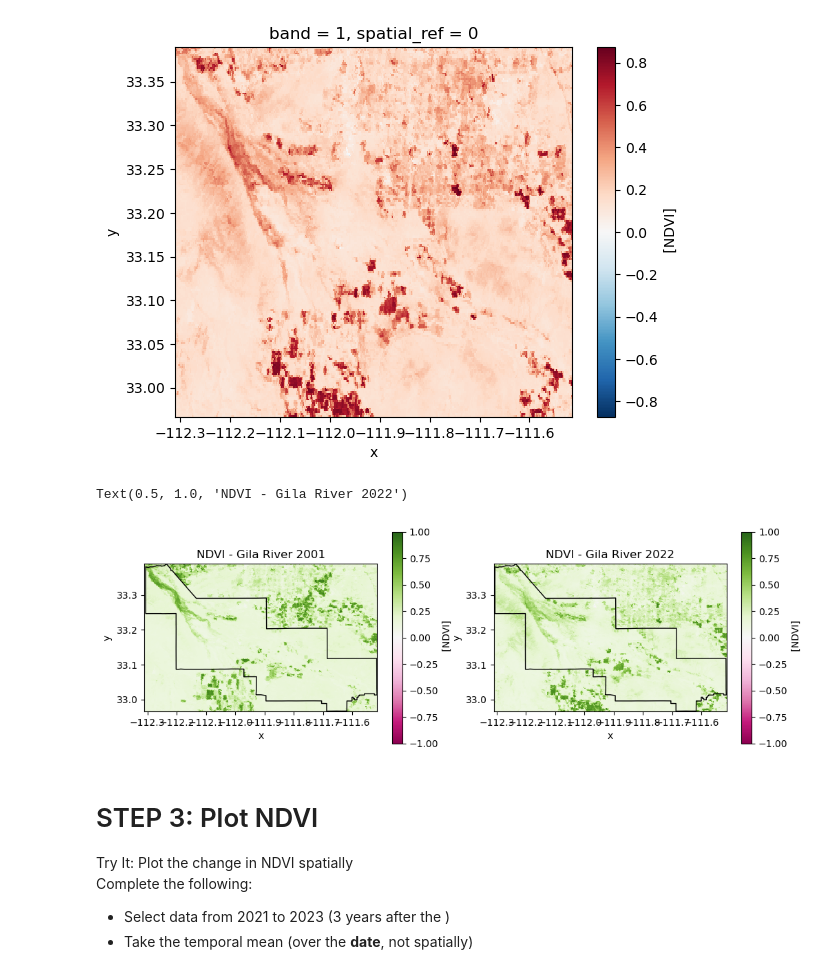
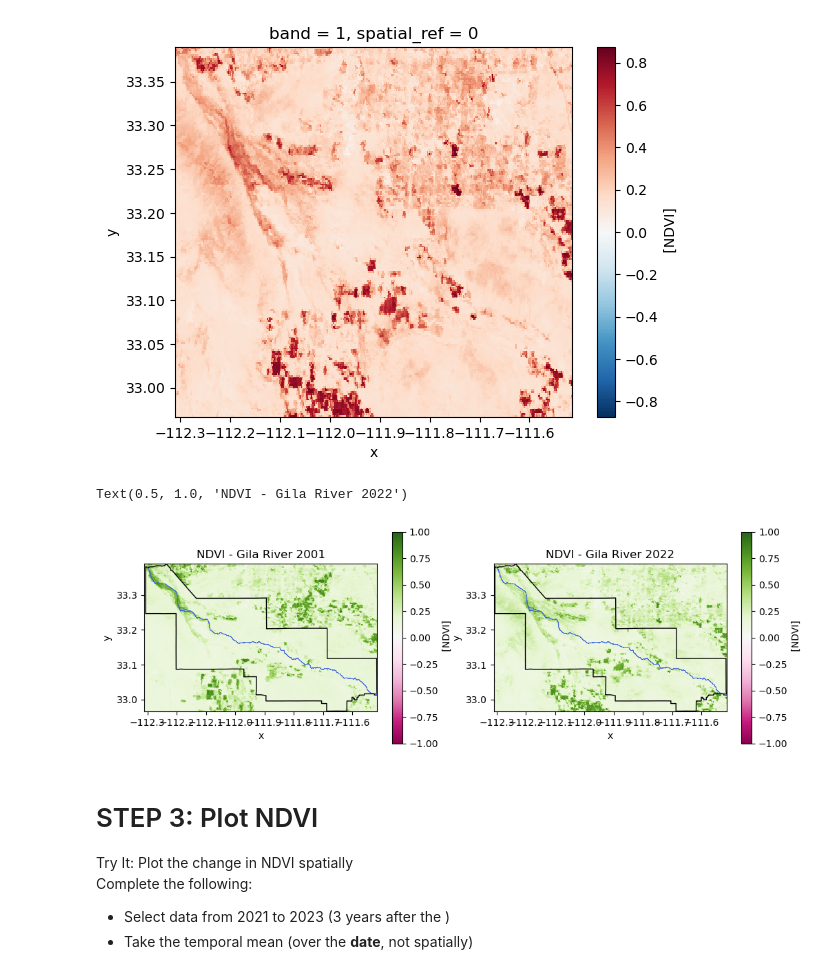
Before and after one commit to cu-esiil-edu/04-vegetation-ESIILtest24, a Jupyter notebook: notebooks/vegetation-03-plot.ipynb, the cells around one changed output. Cells and saved outputs as stored; diff of their text form; code cells hidden in the pictures.

Commit message:
add gila river to NDVI difference plots

```diff
--- a/notebooks/vegetation-03-plot.ipynb
+++ b/notebooks/vegetation-03-plot.ipynb
@@ -114,22 +114,24 @@ rxr.open_rasterio(ndvi_paths[-1], mask_and_scale=True).squeeze().plot()
 # %%
 # Plot 1st and last image side-by-side for comparison
 recent_ndvi = rxr.open_rasterio(ndvi_paths[-1], mask_and_scale=True).squeeze()
 old_ndvi = rxr.open_rasterio(ndvi_paths[0], mask_and_scale=True).squeeze()
 
 # Create side-by-side subplots
 fig, axes = plt.subplots(1 , 2, figsize=(12, 4))
 
 # Plot each in their own axes
 old_ndvi.plot(ax=axes[0], cmap=plt.cm.PiYG, vmin=-1, vmax=1)
 gric_boundary.plot(ax=axes[0], edgecolor='black', facecolor='none', linewidth=1)
+gila_river_clipped.plot(ax=axes[0], color='royalblue', linewidth=0.25)
 axes[0].set_title("NDVI - Gila River 2001")
 
 recent_ndvi.plot(ax=axes[1], cmap=plt.cm.PiYG, vmin=-1, vmax=1)
 gric_boundary.plot(ax=axes[1], edgecolor='black', facecolor='none', linewidth=1)
+gila_river_clipped.plot(ax=axes[1], color='royalblue', linewidth=0.25)
 axes[1].set_title("NDVI - Gila River 2022")
 # %% [output]
 Text(0.5, 1.0, 'NDVI - Gila River 2022')
-[figure, old version]
+[figure, new version]
 # %% [markdown]
 # STEP 3: Plot NDVI
 
```
Also changed, not shown: parts of 1 cell of this notebook.
